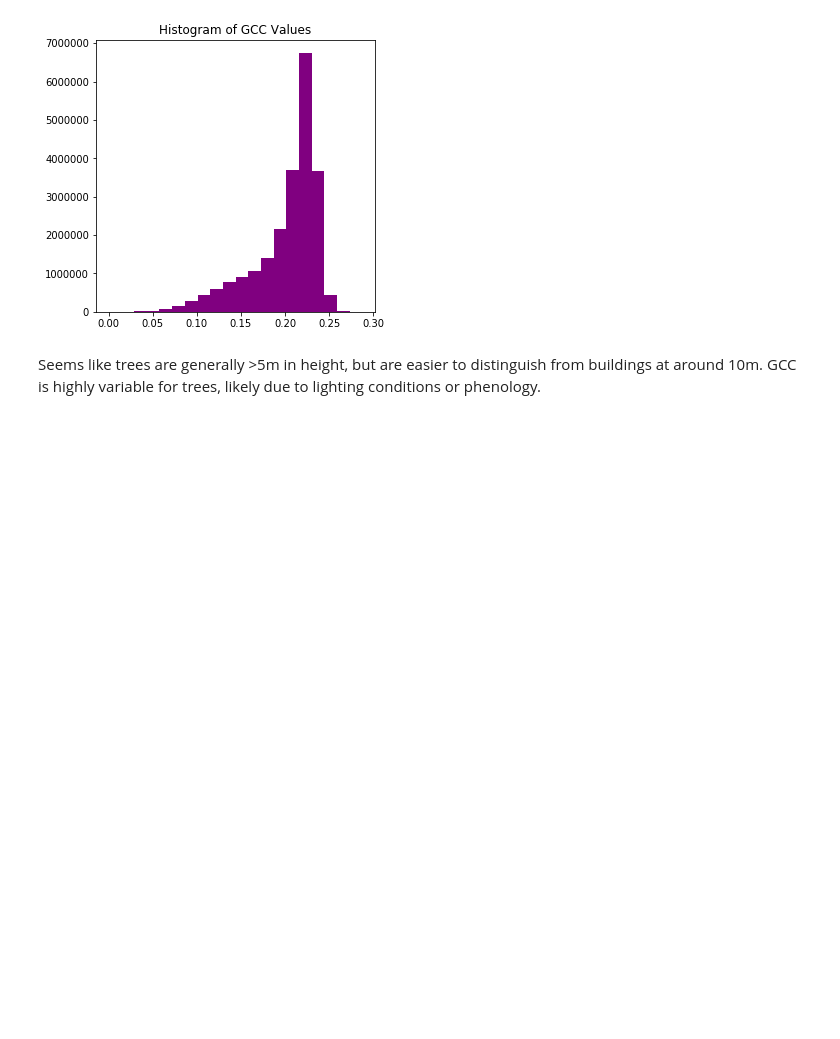
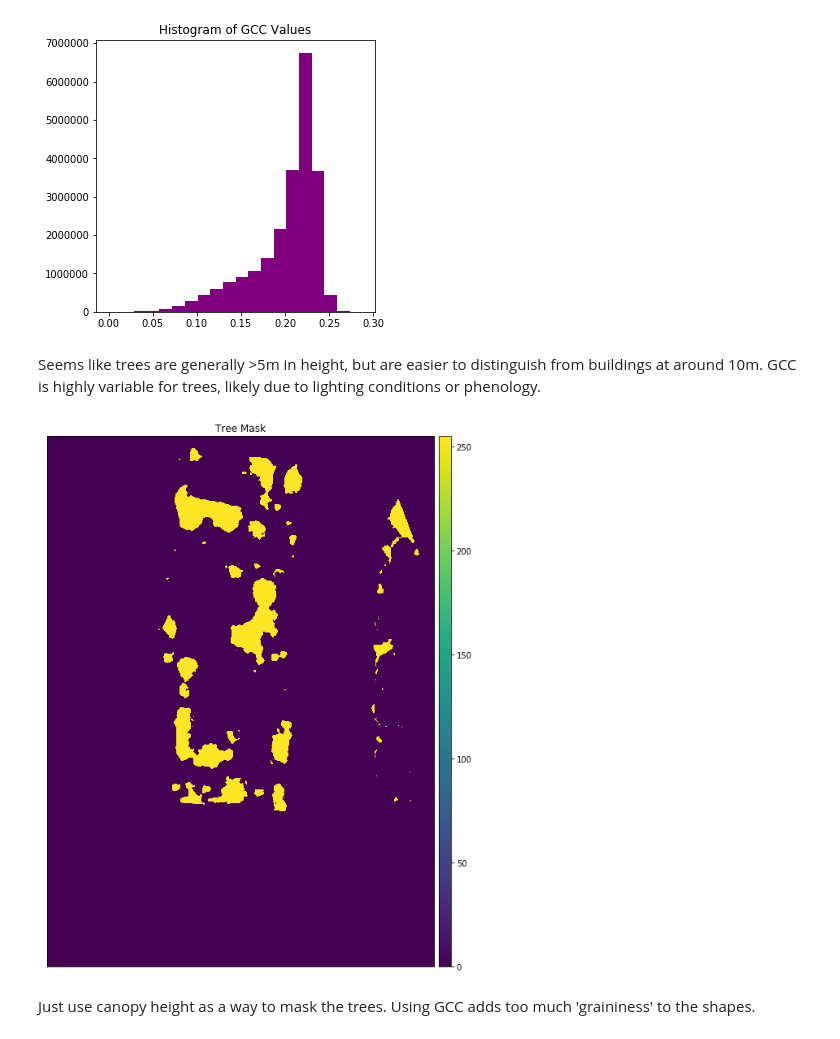
Before and after one commit to wvsharber/EV_tree_challenge, a Jupyter notebook: notebooks/exploratory/EVtrees_EDA.ipynb, the cells around one changed output. Saved outputs shown, nothing was run; the diff lists cells and outputs as text; code cells hidden in the pictures; blank space fills up the shorter version.

```diff
--- a/notebooks/exploratory/EVtrees_EDA.ipynb
+++ b/notebooks/exploratory/EVtrees_EDA.ipynb
@@ -154,3 +156,23 @@ plt.show()
 [figure]
 # %% [markdown]
 Seems like trees are generally >5m in height, but are easier to distinguish from buildings at around 10m. GCC is highly variable for trees, likely due to lighting conditions or phenology.
+# %%
+it = np.nditer(chm, flags = ['multi_index'])
+mask = np.zeros(chm.shape)
+with it:
+    while not it.finished:
+        if it[0] >= 5: #and (gcc[it.multi_index] > 0.12 and gcc[it.multi_index] < 0.2):
+            mask[it.multi_index] = 255
+        else:
+            mask[it.multi_index] = 0
+        it.iternext()
+# %%
+ep.plot_bands(mask,
+              cmap = 'viridis',
+              title = 'Tree Mask',
+              scale = False)
+plt.show()
+# %% [output]
+[figure, added]
+# %% [markdown]
+Just use canopy height as a way to mask the trees. Using GCC adds too much 'graininess' to the shapes.
```
Also changed, not shown: parts of 6 cells of this notebook.
